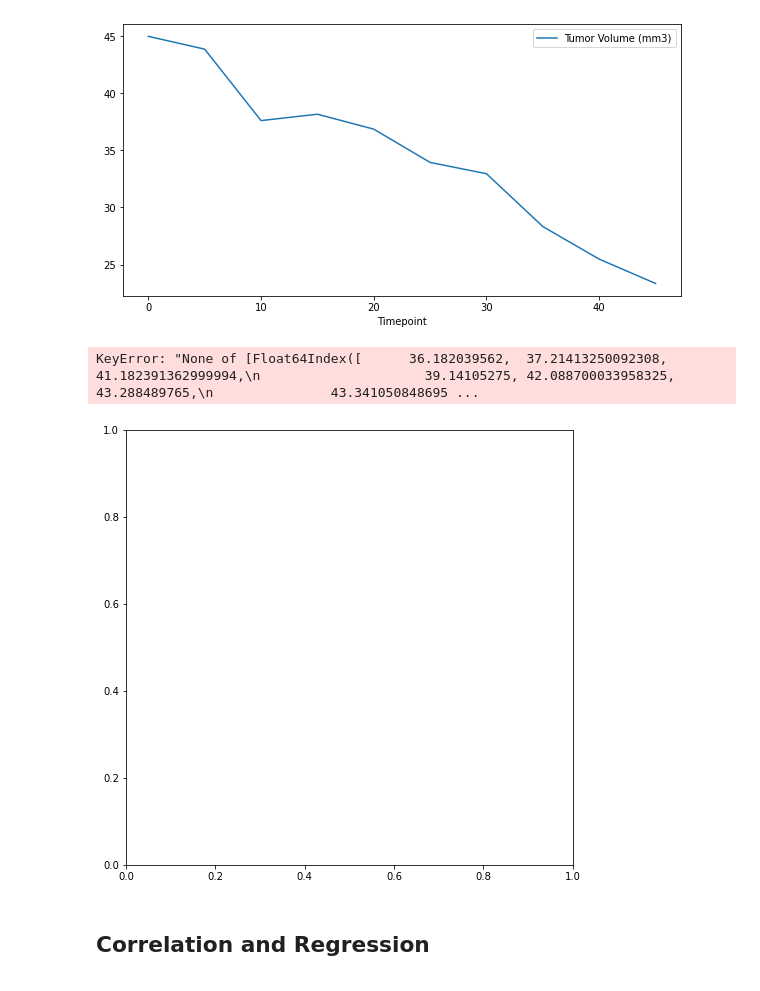
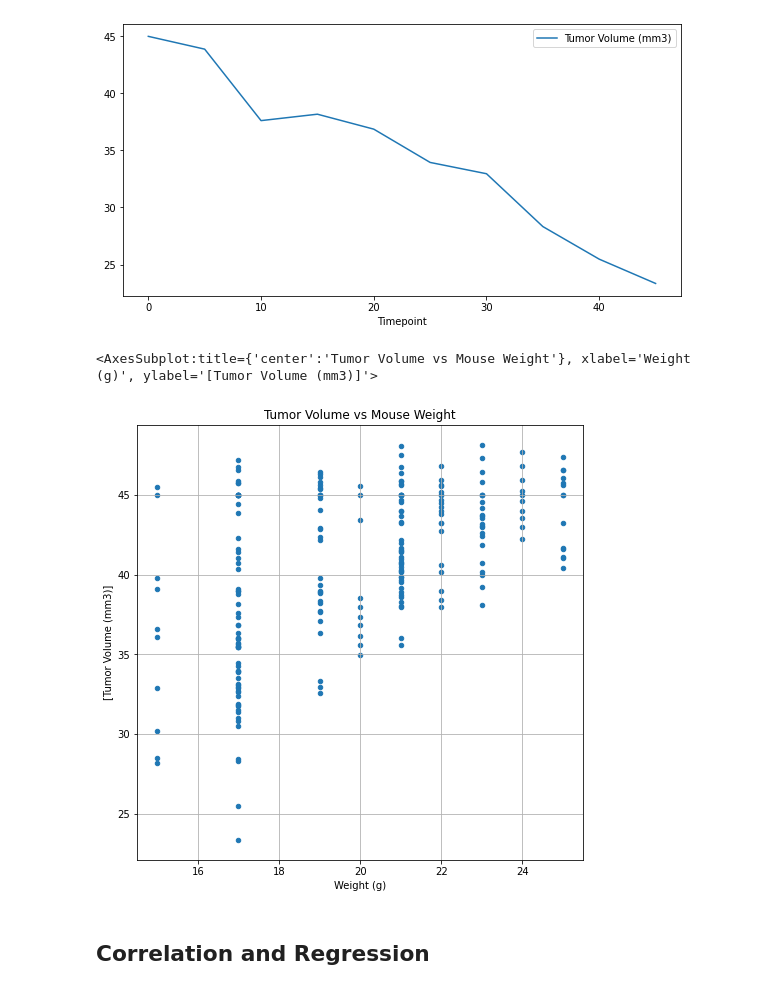
Before and after one commit to meggiepf/matplotlib-challenge, a Jupyter notebook: Instructions/Pymaceuticals/pymaceuticals_starter.ipynb, the cells around one changed output. Cells and saved outputs as stored; diff of their text form; code cells hidden in the pictures.

```diff
--- a/Instructions/Pymaceuticals/pymaceuticals_starter.ipynb
+++ b/Instructions/Pymaceuticals/pymaceuticals_starter.ipynb
@@ -322,10 +322,10 @@ lines = capomulin.loc[capomulin['Mouse ID'] == 's185'].plot.line(x='Timepoint',
 # %%
 # Generate a scatter plot of average tumor volume vs. mouse weight for the Capomulin regimen
 data = capomulin.groupby(capomulin['Weight (g)']).mean()['Tumor Volume (mm3)']
-capomulin.plot(kind="scatter", x="Weight (g)", y=data , grid=True, figsize=(8,8),title="Tumor Volume vs Mouse Weight")
+capomulin.plot(kind="scatter", x="Weight (g)", y= ['Tumor Volume (mm3)'], grid=True, figsize=(8,8),title="Tumor Volume vs Mouse Weight")
 # %% [output]
-KeyError: "None of [Float64Index([      36.182039562,  37.21413250092308, 41.182391362999994,\n                     39.14105275, 42.088700033958325,       43.288489765,\n               43.341050848695 ...
+<AxesSubplot:title={'center':'Tumor Volume vs Mouse Weight'}, xlabel='Weight (g)', ylabel='[Tumor Volume (mm3)]'>
-[figure, old version]
+[figure, new version]
 # %% [markdown]
 ## Correlation and Regression
 # %%
```
